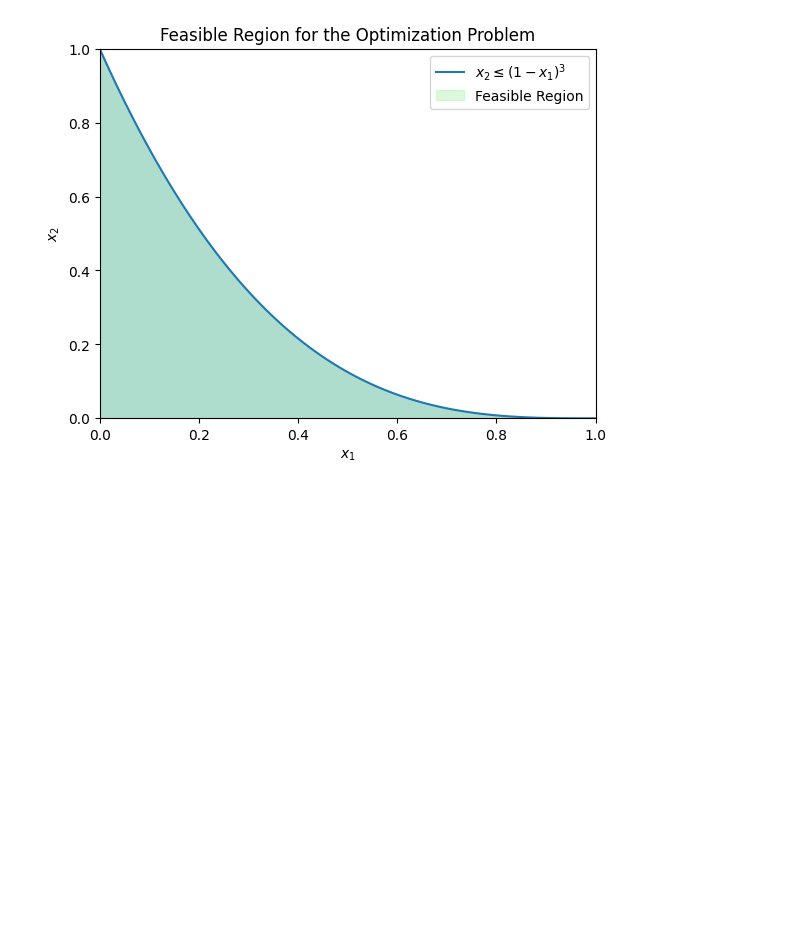
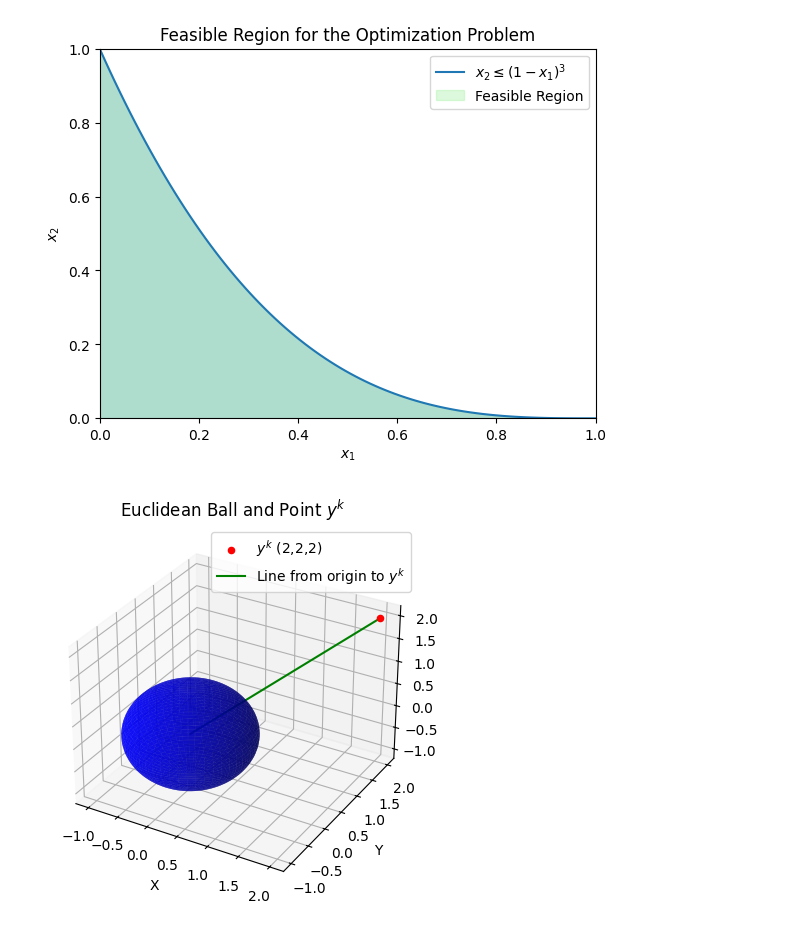
Before and after one commit to Hansespinosa2/Fall2024OR3, a Jupyter notebook: working_notebook.ipynb, the cells around one changed output. Cells and saved outputs as stored; diff of their text form; code cells hidden in the pictures; blank space fills up the shorter version.

```diff
--- a/working_notebook.ipynb
+++ b/working_notebook.ipynb
@@ -312,3 +312,50 @@ plt.savefig('notes/images/kkt_feasible_region.png')
 plt.show()
 # %% [output]
 [figure]
+# %%
+import numpy as np
+from mpl_toolkits.mplot3d import Axes3D
+
+import matplotlib.pyplot as plt
+
+# Create a 3D plot
+fig = plt.figure()
+ax = fig.add_subplot(111, projection='3d')
+
+# Define the radius of the Euclidean ball
+radius = 1
+
+# Generate data points for the Euclidean ball
+u = np.linspace(0, 2 * np.pi, 100)
+v = np.linspace(0, np.pi, 100)
+x = radius * np.outer(np.cos(u), np.sin(v))
+y = radius * np.outer(np.sin(u), np.sin(v))
+z = radius * np.outer(np.ones(np.size(u)), np.cos(v))
+
+# Plot the Euclidean ball
+ax.plot_surface(x, y, z, color='b', alpha=0.75)
+
+# Define the point y^k
+yk = np.array([2, 2, 2])
+
+# Plot the point y^k
+ax.scatter(yk[0], yk[1], yk[2], color='r', label=r'$y^k$ (2,2,2)')
+
+# Plot the line from the origin to the point y^k
+ax.plot([0, yk[0]], [0, yk[1]], [0, yk[2]], color='g', label='Line from origin to $y^k$')
+
+# Set plot labels and title
+ax.set_xlabel('X')
+ax.set_ylabel('Y')
+ax.set_zlabel('Z')
+ax.set_title('Euclidean Ball and Point $y^k$')
+
+# Add legend
+ax.legend()
+
+plt.savefig('notes/images/euclidean_ball.png')
+
+# Show the plot
+plt.show()
+# %% [output]
+[figure, added]
```
Also changed, not shown: parts of 1 cell of this notebook, 11 other files.
